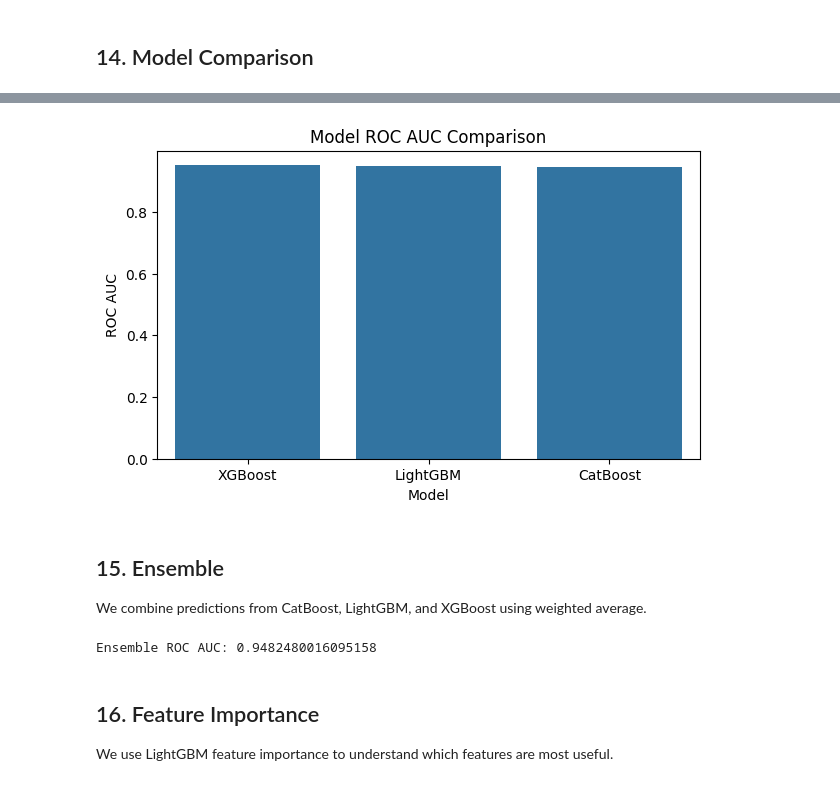
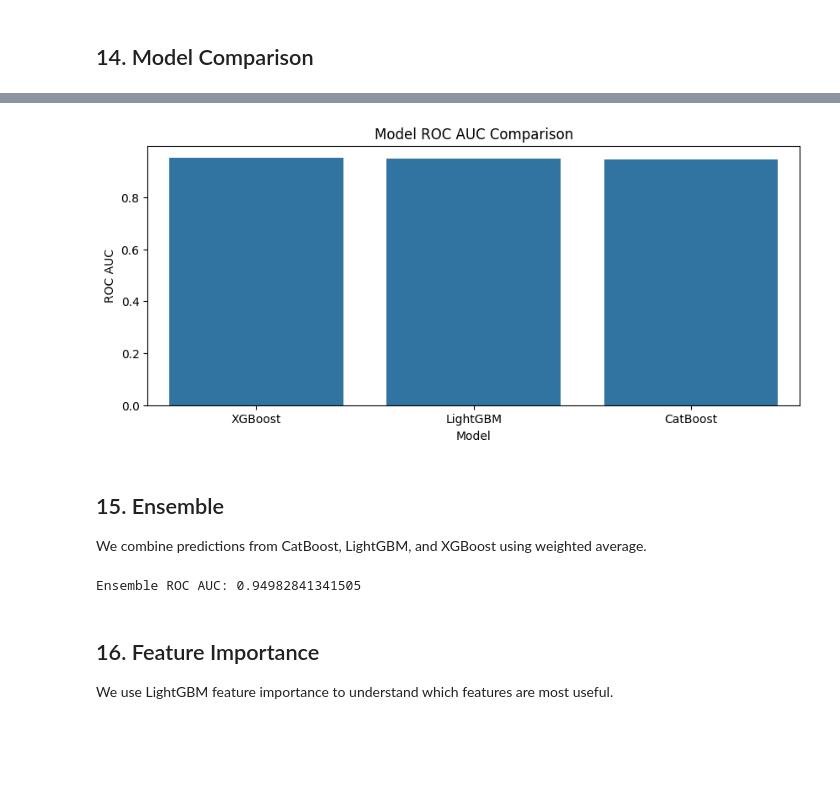
Before and after one commit to Shreyansh260/pytorch-notebooks, a Jupyter notebook: f1-pit-stops.ipynb, the cells around one changed output, grey strips where cells are left out. Drawn from its saved outputs; the diff is of its cells as text; code cells hidden in the pictures; blank space fills up the shorter version.

```diff
--- a/f1-pit-stops.ipynb
+++ b/f1-pit-stops.ipynb
@@ -1068,33 +1068,33 @@ model_scores
 | 0 | CatBoost | 0.943962 |
 # %%
-plt.figure(figsize=(7,4))
+plt.figure(figsize=(10,4))
 sns.barplot(data=model_scores, x="Model", y="ROC AUC")
 plt.title("Model ROC AUC Comparison")
 plt.show()
 # %% [output]
-[figure, old version]
+[figure, new version]
 # %% [markdown]
 ## 15. Ensemble
 
 We combine predictions from CatBoost, LightGBM, and XGBoost using weighted average.
 # %%
 ensemble_oof = (
-    0.40 * cat_oof +
+    0.20 * cat_oof +
     0.40 * lgbm_oof +
-    0.20 * xgb_oof
+    0.80 * xgb_oof
 )
 
 ensemble_test = (
-    0.40 * cat_test +
+    0.20 * cat_test +
     0.40 * lgbm_test +
-    0.20 * xgb_test
+    0.80 * xgb_test
 )
 
 ensemble_score = roc_auc_score(y, ensemble_oof)
 
 print("Ensemble ROC AUC:", ensemble_score)
 # %% [output]
-Ensemble ROC AUC: 0.9482480016095158
+Ensemble ROC AUC: 0.94982841341505
 # %% [markdown]
 ## 16. Feature Importance
 
```
Also changed, not shown: parts of 12 cells of this notebook.
